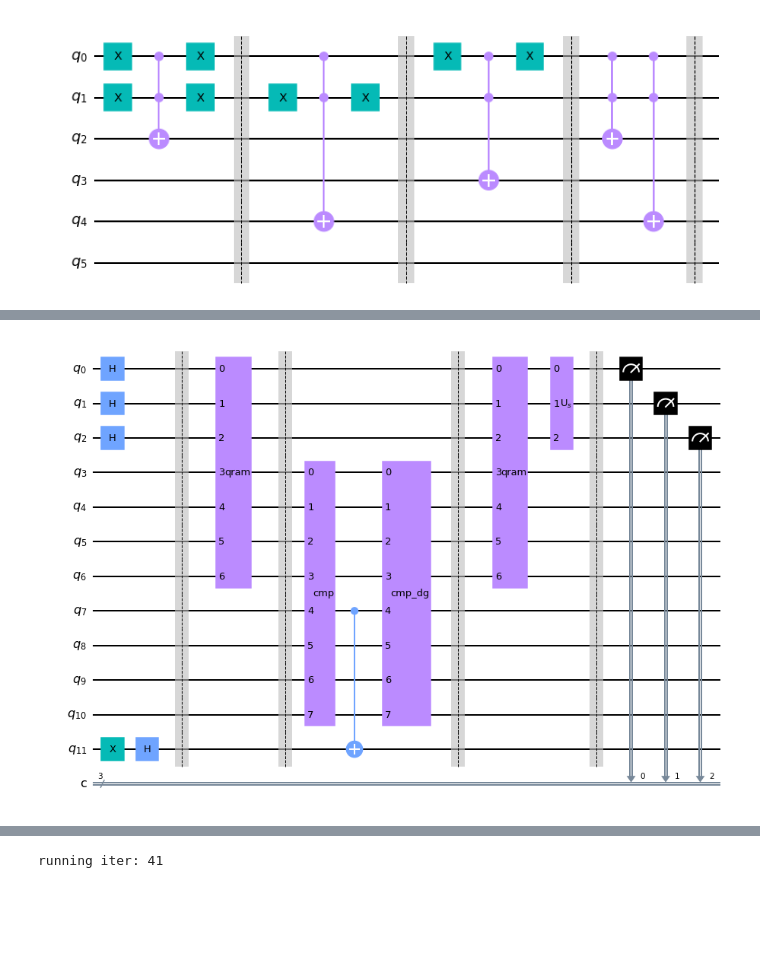
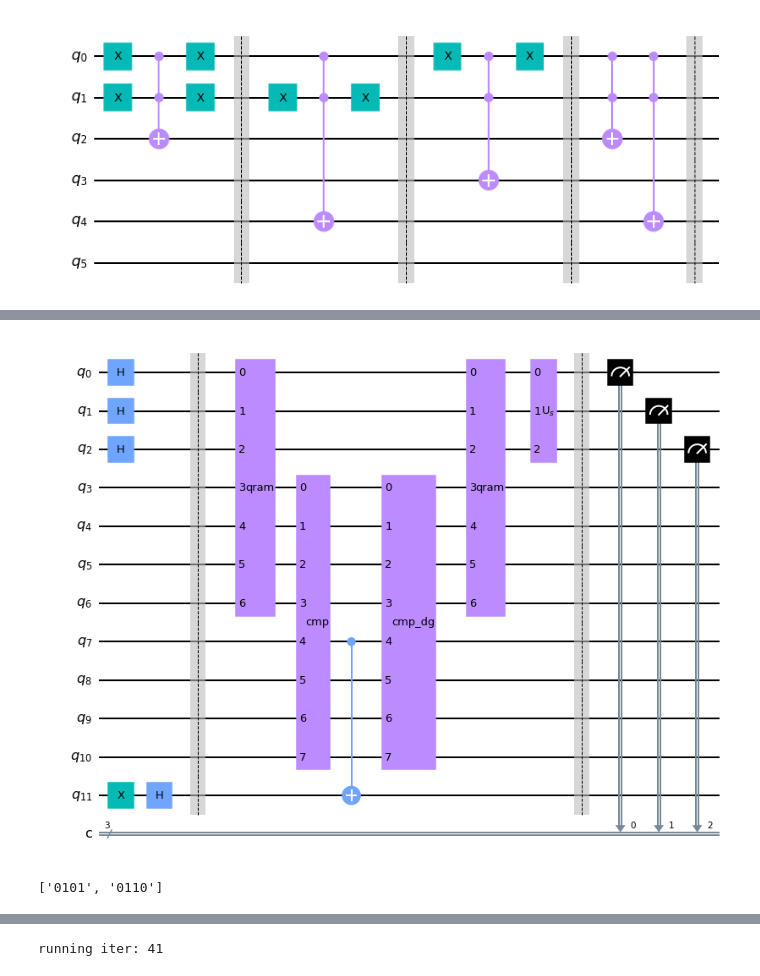
Before and after one commit to CodyNing/QuantumShortestPath, a Jupyter notebook: main.ipynb, the cells around one changed output, grey strips where cells are left out. Drawn from its saved outputs; the diff is of its cells as text; code cells hidden in the pictures; blank space fills up the shorter version.

Commit message:
update figures

```diff
--- a/main.ipynb
+++ b/main.ipynb
@@ -292,45 +309,57 @@ QramCircuit1(nums, 4).draw('mpl')
 # %%
-nums = [11, 15, 10, 7, 9, 1, 0]
+nums = [11, 15, 10, 7, 9, 1, 0,]
 
 n = 4
 m = int(np.ceil(np.log2(len(nums))))
 value = 2
-iter = int(np.pi / 4 * np.sqrt(len(nums)/2))
+iter = max(int(np.pi / 4 * np.sqrt(len(nums)/2)), 1)
+# iter = max(int(np.sqrt((16/4))), 1)
+# iter = 2
 
 clen = m + n * 2 + 1
 qc = QuantumCircuit(clen, m)
 qc.x(clen - 1)
 qc.h(list(range(m)) + [clen - 1])
-qc.barrier()
+# qc.barrier()
 
 qram = QramCircuit(nums, 4)
 
 ic = IntegerComparator(num_state_qubits=n, geq=False, value=value)
 ici = ic.inverse()
 
 qc.name = f"cmp_{value}"
 
-qc.append(qram, qc.qubits[0:m+n])
 
-qc.barrier()
+# qc.barrier()
 
 for i in range(iter):
+
+    qc.barrier()
+    qc.append(qram, qc.qubits[0:m+n])
     qc.append(ic, qc.qubits[m: clen - 1])
     qc.cx(m + n, clen - 1)
     qc.append(ici, qc.qubits[m: clen - 1])
 
-    qc.barrier()
+    # qc.append(diffuser(n), qc.qubits[m:m+n])
+    qc.append(qram, qc.qubits[0:m+n])
+    qc.append(diffuser(m), qc.qubits[0:m])
 
-qc.append(qram, qc.qubits[0:m+n])
 
-qc.append(diffuser(m), qc.qubits[0:m])
 
 qc.barrier()
 
 qc.measure(qc.qubits[0:m], qc.clbits[:])
 qc.draw('mpl')
 # %% [output]
-[figure, old version]
+[figure, new version]
+# %%
+ans = []
+for i, v in enumerate(nums):
+    if v < value:
+        ans.append('{0:04b}'.format(i))
+ans
+# %% [output]
+['0101', '0110']
 # %%
 sim = Aer.get_backend('qasm_simulator')
 counts = execute(qc, backend=sim, shots=1024).result().get_counts()
```
Also changed, not shown: parts of 8 cells of this notebook.
